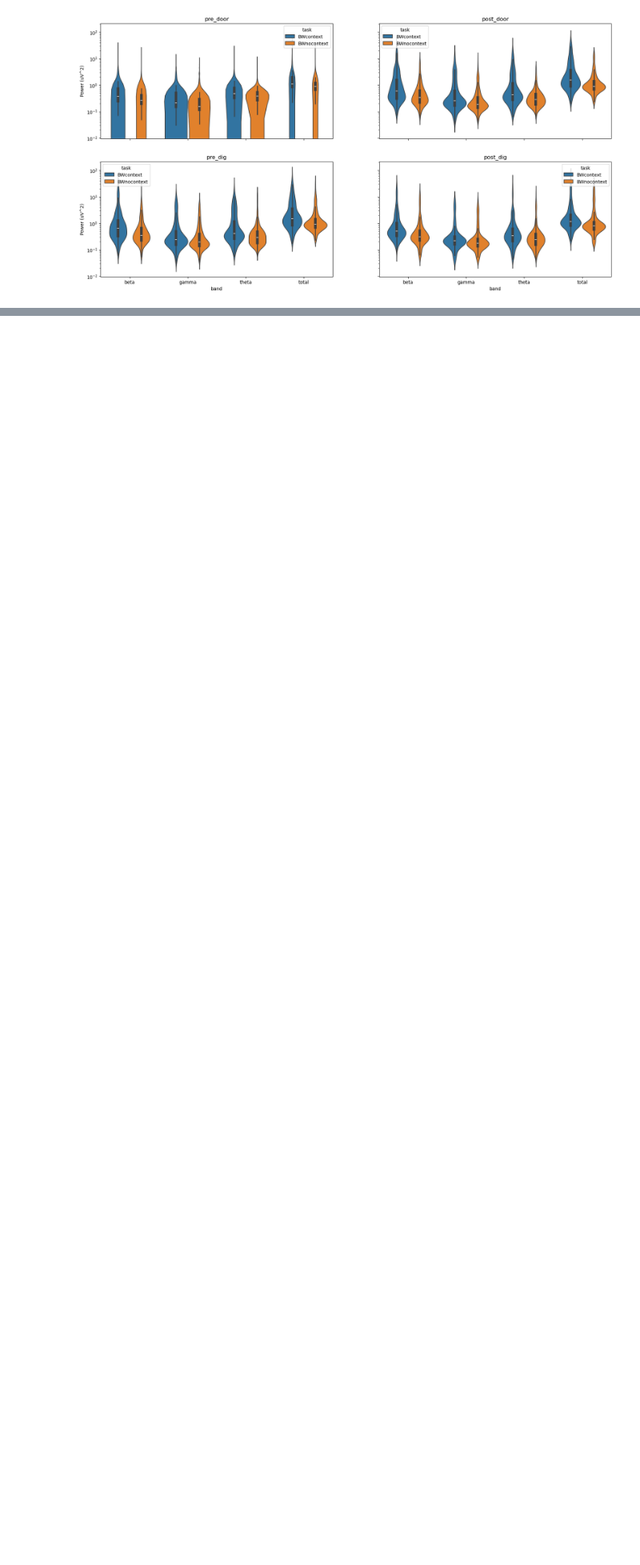
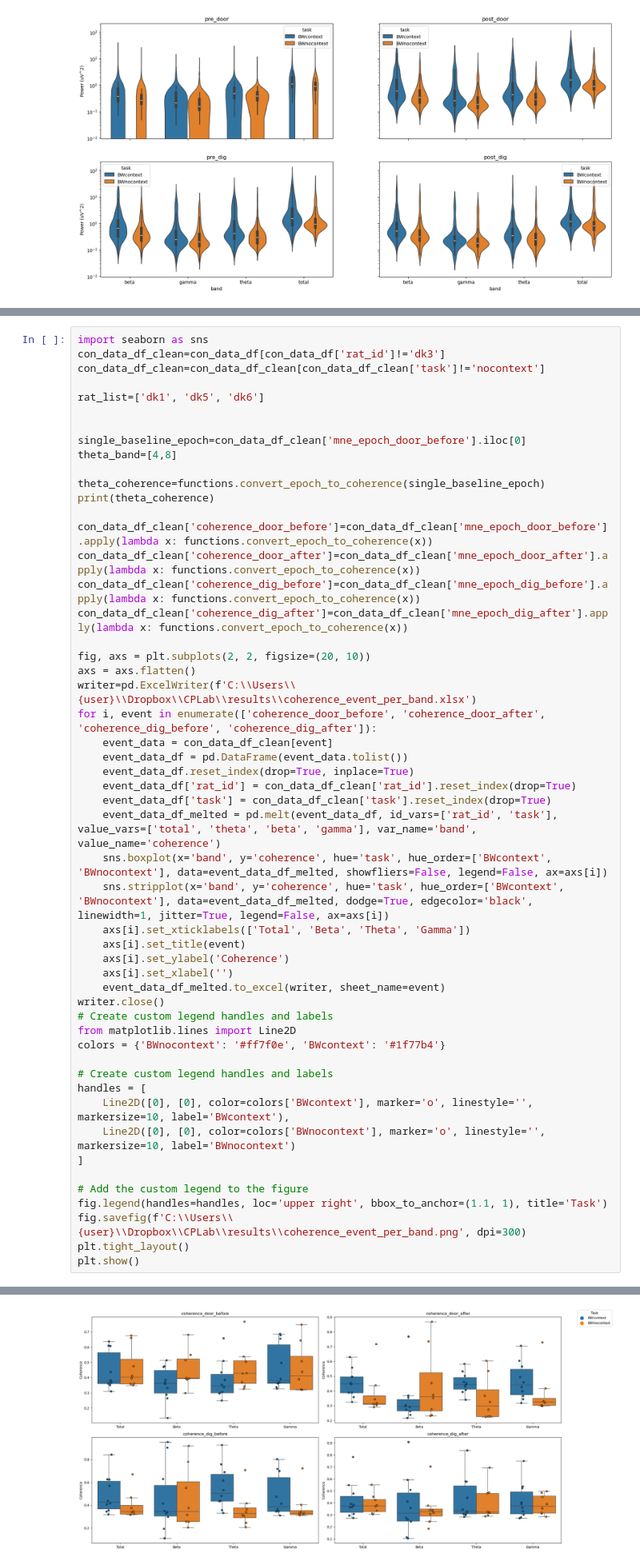
Before and after one commit to namanagrawal97/cpl_analysis_naman, a Jupyter notebook: 00_complete_analysis.ipynb, the cells around one changed output, grey strips where cells are left out. Shown at 80% size. Saved outputs shown, nothing was run; the diff lists cells and outputs as text; blank space fills up the shorter version.

```diff
--- a/00_complete_analysis.ipynb
+++ b/00_complete_analysis.ipynb
@@ -491,0 +800,53 @@ Index(['rat', 'date', 'task', 'channel', 'trial', 'timestamps', 'side',
+# %%
+import seaborn as sns
+con_data_df_clean=con_data_df[con_data_df['rat_id']!='dk3']
+con_data_df_clean=con_data_df_clean[con_data_df_clean['task']!='nocontext']
+
+rat_list=['dk1', 'dk5', 'dk6']
+
+
+single_baseline_epoch=con_data_df_clean['mne_epoch_door_before'].iloc[0]
+theta_band=[4,8]
+
+theta_coherence=functions.convert_epoch_to_coherence(single_baseline_epoch)
+print(theta_coherence)
+
+con_data_df_clean['coherence_door_before']=con_data_df_clean['mne_epoch_door_before'].apply(lambda x: functions.convert_epoch_to_coherence(x))
+con_data_df_clean['coherence_door_after']=con_data_df_clean['mne_epoch_door_after'].apply(lambda x: functions.convert_epoch_to_coherence(x))
+con_data_df_clean['coherence_dig_before']=con_data_df_clean['mne_epoch_dig_before'].apply(lambda x: functions.convert_epoch_to_coherence(x))
+con_data_df_clean['coherence_dig_after']=con_data_df_clean['mne_epoch_dig_after'].apply(lambda x: functions.convert_epoch_to_coherence(x))
+
+fig, axs = plt.subplots(2, 2, figsize=(20, 10))
+axs = axs.flatten()
+writer=pd.ExcelWriter(f'C:\\Users\\{user}\\Dropbox\\CPLab\\results\\coherence_event_per_band.xlsx')
+for i, event in enumerate(['coherence_door_before', 'coherence_door_after', 'coherence_dig_before', 'coherence_dig_after']):
+    event_data = con_data_df_clean[event]
+    event_data_df = pd.DataFrame(event_data.tolist())
+    event_data_df.reset_index(drop=True, inplace=True)
+    event_data_df['rat_id'] = con_data_df_clean['rat_id'].reset_index(drop=True)
+    event_data_df['task'] = con_data_df_clean['task'].reset_index(drop=True)
+    event_data_df_melted = pd.melt(event_data_df, id_vars=['rat_id', 'task'], value_vars=['total', 'theta', 'beta', 'gamma'], var_name='band', value_name='coherence')
+    sns.boxplot(x='band', y='coherence', hue='task', hue_order=['BWcontext', 'BWnocontext'], data=event_data_df_melted, showfliers=False, legend=False, ax=axs[i])
+    sns.stripplot(x='band', y='coherence', hue='task', hue_order=['BWcontext', 'BWnocontext'], data=event_data_df_melted, dodge=True, edgecolor='black', linewidth=1, jitter=True, legend=False, ax=axs[i])
+    axs[i].set_xticklabels(['Total', 'Beta', 'Theta', 'Gamma'])
+    axs[i].set_title(event)
+    axs[i].set_ylabel('Coherence')
+    axs[i].set_xlabel('')
+    event_data_df_melted.to_excel(writer, sheet_name=event)
+writer.close()
+# Create custom legend handles and labels
+from matplotlib.lines import Line2D
+colors = {'BWnocontext': '#ff7f0e', 'BWcontext': '#1f77b4'}
+
+# Create custom legend handles and labels
+handles = [
+    Line2D([0], [0], color=colors['BWcontext'], marker='o', linestyle='', markersize=10, label='BWcontext'),
+    Line2D([0], [0], color=colors['BWnocontext'], marker='o', linestyle='', markersize=10, label='BWnocontext')
+]
+
+# Add the custom legend to the figure
+fig.legend(handles=handles, loc='upper right', bbox_to_anchor=(1.1, 1), title='Task')
+fig.savefig(f'C:\\Users\\{user}\\Dropbox\\CPLab\\results\\coherence_event_per_band.png', dpi=300)
+plt.tight_layout()
+plt.show()
+# %% [output]
@@ -491,0 +879 @@ Index(['rat', 'date', 'task', 'channel', 'trial', 'timestamps', 'side',
+[figure, added]
```
Also changed, not shown: parts of 12 cells of this notebook, 1 other file.
